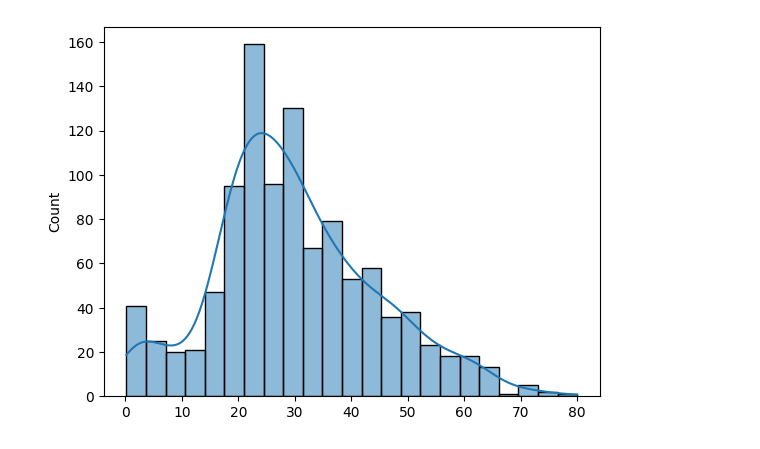
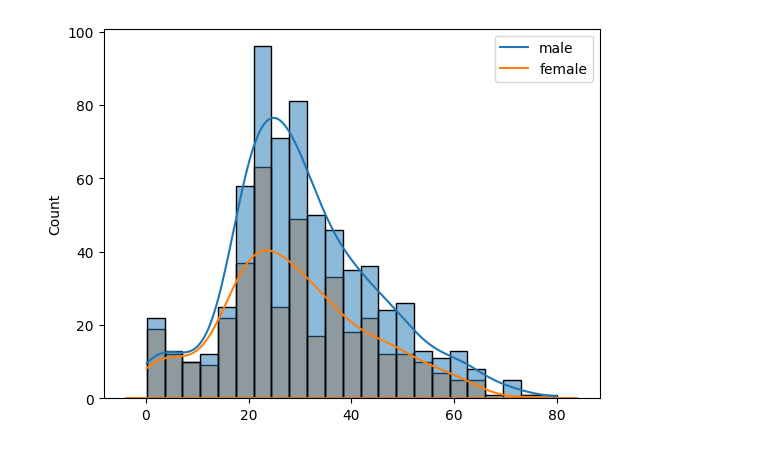
Before and after one commit to spread11-afk/__11209python_school__, a Jupyter notebook: homework/20231113/Titanic_02.ipynb, the cells around one changed output. Saved outputs shown, nothing was run; the diff lists cells and outputs as text; code cells hidden in the pictures.

```diff
--- a/homework/20231113/Titanic_02.ipynb
+++ b/homework/20231113/Titanic_02.ipynb
@@ -4,6 +4,10 @@ from scipy.stats import norm
 # %%
 df = pd.read_csv('Titanic_02.csv')
 df['Age'] = pd.to_numeric(df['Age'], errors='coerce')
-agelist = df['Age'].dropna().tolist()
+female_ages = df.loc[df['Sex'] == 'Female', 'Age'].dropna().tolist()
+male_ages = df.loc[df['Sex'] == 'Male', 'Age'].dropna().tolist()
+agelist = [male_ages,female_ages]
 print(agelist)
+print(female_ages)
+print(male_ages)
 # %% [output]
@@ -33,14 +58,19 @@ Upper Bound: 66.0
 # %%
-agelist = df['Age'].dropna().tolist()
-
+#agelist = df['Age'].dropna().tolist()
 sns.histplot(agelist, kde=True)
-
 # 中位數和標準差
-median_value = np.median(agelist)
-std_deviation = np.std(agelist)
-
+male_median_value = np.median(male_ages)
+male_std_deviation = np.std(male_ages)
+female_median_value = np.std(female_ages)
+female_std_deviation = np.std(female_ages)
 xmin, xmax = plt.xlim()
 x = np.linspace(xmin, xmax, 100)
-p = norm.pdf(x, median_value, std_deviation)
+p = norm.pdf(x, male_median_value, male_std_deviation)
+p2 = norm.pdf(x, female_median_value, female_std_deviation)
+
+plt.plot(x, p,label='male')  # 'b' for blue
+plt.plot(x, p2,label='female')  # 'r' for red
+plt.legend()
+plt.show()
 # %% [output]
-[figure, old version]
+[figure, new version]
```
Also changed, not shown: parts of 4 cells of this notebook.
